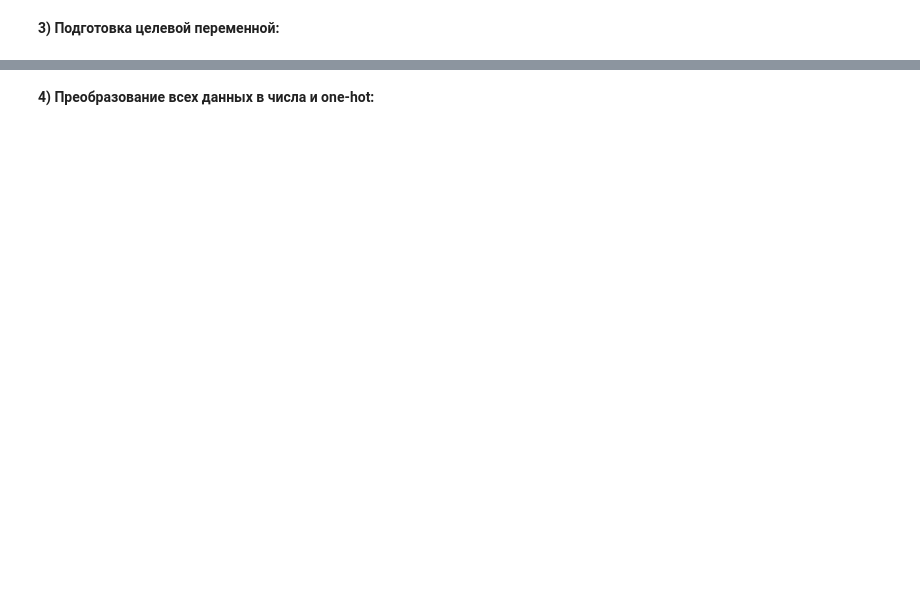
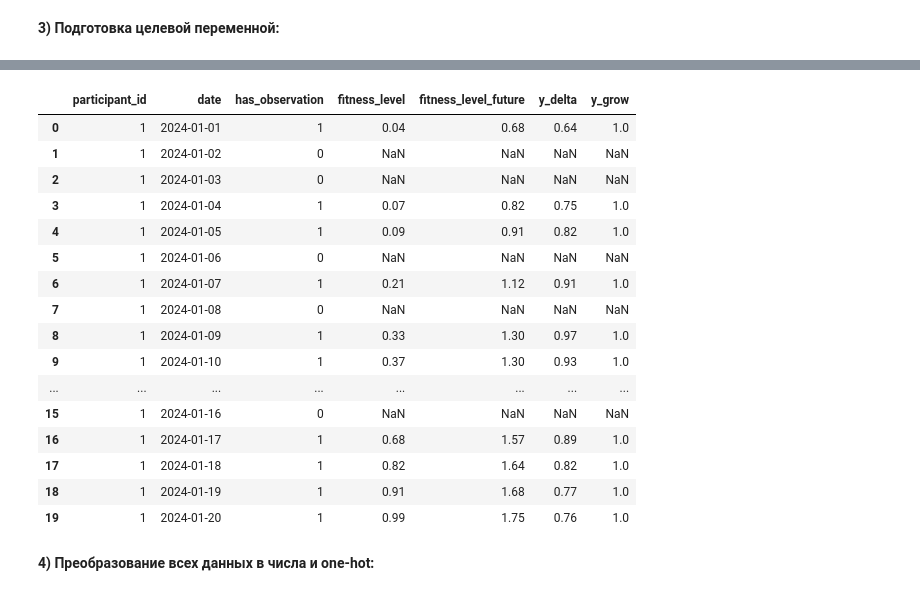
Before and after one commit to s3ykku/vkr_muiv, a Jupyter notebook: main.ipynb, the cells around one changed output, grey strips where cells are left out. Cells and saved outputs as stored; diff of their text form; code cells hidden in the pictures; blank space fills up the shorter version.

```diff
--- a/main.ipynb
+++ b/main.ipynb
@@ -11,8 +11,8 @@
 # %% [markdown]
 **1) Импорт библиотек и объявление основных переменных:**
 # %%
+import copy
 import os
-import math
 import random
 import warnings
 
@@ -39,9 +39,10 @@ CSV_PATH = "./health_fitness_dataset.csv"
 USER_COL = "participant_id"
 DATE_COL = "date"
 TARGET_COL = "fitness_level"
+OBSERVED_FLAG_COL = "has_observation"
 
 # Сценарий из работы:
-# по 14 последним дням прогнозируем изменение fitness_level на следующие 14 дней
+# по 14 календарным дням прогнозируем изменение fitness_level на следующие 14 дней
 HORIZON_DAYS = 14
 L = 14
 
@@ -57,14 +58,17 @@ CATEGORICAL_CANDIDATES = [
 # Настройки обучения
 RANDOM_STATE = 42
 BATCH_SIZE = 64
-LSTM_EPOCHS = 30
+LSTM_EPOCHS = 20
 LINEAR_EPOCHS = 60
-MLP_EPOCHS = 60
+MLP_EPOCHS = 40
 LEARNING_RATE = 1e-3
 
-# Аппаратная конфигурация
-DEVICE = "cuda" if torch.cuda.is_available() else "cpu"
-print("DEVICE:", DEVICE)
+USE_CUDA = torch.cuda.is_available()
+DEVICE = torch.device("cuda:0" if USE_CUDA else "cpu")
+PIN_MEMORY = USE_CUDA
+
+if USE_CUDA:
+    torch.backends.cudnn.benchmark = True
 
 def seed_everything(seed: int = RANDOM_STATE):
     random.seed(seed)
@@ -97,17 +116,17 @@ display(df.head(100))
 # %% [markdown]
 **3) Подготовка целевой переменной:**
 # %%
-# создание колонки с датой через HORIZON_DAYS относительно текущей
+# создаем target на реальных измерениях, а затем переводим данные в календарную сетку
 df["future_date"] = df[DATE_COL] + pd.to_timedelta(HORIZON_DAYS, unit="D")
 
-# создание таблицы с будущими измерениями
 future_tbl = df[[USER_COL, DATE_COL, TARGET_COL]].rename(
     columns={DATE_COL: "future_meas_date", TARGET_COL: "fitness_level_future"}
-).sort_values([USER_COL, "future_meas_date"])
+).sort_values(["future_meas_date", USER_COL]).reset_index(drop=True)
 
-# добавление к каждой текущей записи ближайшего будущего измерения того же человека
+left_sorted = df.sort_values(["future_date", USER_COL]).reset_index(drop=True)
+
 df = pd.merge_asof(
-    left=df.sort_values([USER_COL, "future_date"]),
+    left=left_sorted,
     right=future_tbl,
     left_on="future_date",
     right_on="future_meas_date",
@@ -116,14 +135,52 @@ df = pd.merge_asof(
     allow_exact_matches=True,
 )
 
-# удаление строк, для которых не нашлось будущего измерения
+# оставляем только реальные наблюдения, для которых нашлось будущее измерение
 df = df.dropna(subset=["fitness_level_future"]).reset_index(drop=True)
 
 # target: абсолютное изменение fitness_level за горизонт HORIZON_DAYS
 df["y_delta"] = df["fitness_level_future"] - df[TARGET_COL]
-
-# дополнительная бинарная метка роста
 df["y_grow"] = (df["y_delta"] > 0).astype("int64")
 
-print("Размер после формирования target:", df.shape)
-display(df[[USER_COL, DATE_COL, TARGET_COL, "fitness_level_future", "y_delta", "y_grow"]].head())
+print("Размер после формирования target на реальных измерениях:", df.shape)
+
+target_df = df.copy()
+
+calendar_blocks = []
+for pid, g in target_df.groupby(USER_COL, sort=False):
+    g = (
+        g.sort_values(DATE_COL)
+         .drop_duplicates(subset=[DATE_COL], keep="last")
+         .reset_index(drop=True)
+         .copy()
+    )
+    g[OBSERVED_FLAG_COL] = 1
+
+    full_dates = pd.date_range(g[DATE_COL].min(), g[DATE_COL].max(), freq="D")
+    calendar = pd.DataFrame({USER_COL: pid, DATE_COL: full_dates})
+
+    block = calendar.merge(g, on=[USER_COL, DATE_COL], how="left", sort=True)
+    block[OBSERVED_FLAG_COL] = block[OBSERVED_FLAG_COL].fillna(0).astype("int8")
+    calendar_blocks.append(block)
+
+df = (
+    pd.concat(calendar_blocks, ignore_index=True)
+    .sort_values([USER_COL, DATE_COL])
+    .reset_index(drop=True)
+)
+
+print("Размер после перехода к календарной сетке:", df.shape)
+display(
+    df[
+        [
+            USER_COL,
+            DATE_COL,
+            OBSERVED_FLAG_COL,
+            TARGET_COL,
+            "fitness_level_future",
+            "y_delta",
+            "y_grow",
+        ]
+    ].head(20)
+)
+# %% [output]
@@ -130,3 +189,20 @@ display(df[[USER_COL, DATE_COL, TARGET_COL, "fitness_level_future", "y_delta", "
+|  | participant_id | date | has_observation | fitness_level | fitness_level_future | y_delta | y_grow |
+| 0 | 1 | 2024-01-01 | 1 | 0.04 | 0.68 | 0.64 | 1.0 |
+| 1 | 1 | 2024-01-02 | 0 | NaN | NaN | NaN | NaN |
+| 2 | 1 | 2024-01-03 | 0 | NaN | NaN | NaN | NaN |
+| 3 | 1 | 2024-01-04 | 1 | 0.07 | 0.82 | 0.75 | 1.0 |
+| 4 | 1 | 2024-01-05 | 1 | 0.09 | 0.91 | 0.82 | 1.0 |
+| 5 | 1 | 2024-01-06 | 0 | NaN | NaN | NaN | NaN |
+| 6 | 1 | 2024-01-07 | 1 | 0.21 | 1.12 | 0.91 | 1.0 |
+| 7 | 1 | 2024-01-08 | 0 | NaN | NaN | NaN | NaN |
+| 8 | 1 | 2024-01-09 | 1 | 0.33 | 1.30 | 0.97 | 1.0 |
+| 9 | 1 | 2024-01-10 | 1 | 0.37 | 1.30 | 0.93 | 1.0 |
+| ... | ... | ... | ... | ... | ... | ... | ... |
+| 15 | 1 | 2024-01-16 | 0 | NaN | NaN | NaN | NaN |
+| 16 | 1 | 2024-01-17 | 1 | 0.68 | 1.57 | 0.89 | 1.0 |
+| 17 | 1 | 2024-01-18 | 1 | 0.82 | 1.64 | 0.82 | 1.0 |
+| 18 | 1 | 2024-01-19 | 1 | 0.91 | 1.68 | 0.77 | 1.0 |
+| 19 | 1 | 2024-01-20 | 1 | 0.99 | 1.75 | 0.76 | 1.0 |
 # %% [markdown]
 **4) Преобразование всех данных в числа и one-hot:**
 # %%
```
Also changed, not shown: parts of 15 cells of this notebook, 11 other files.
